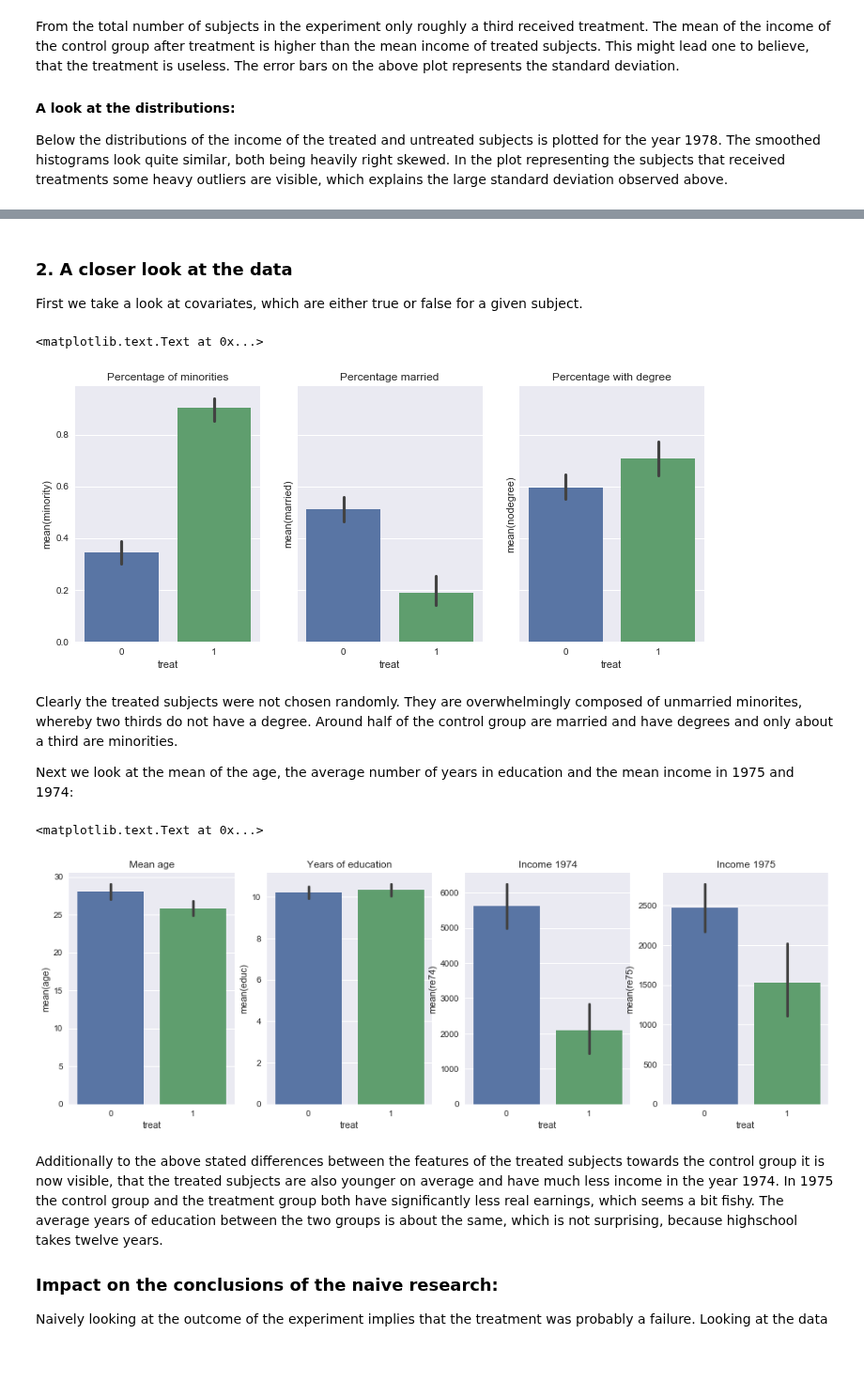
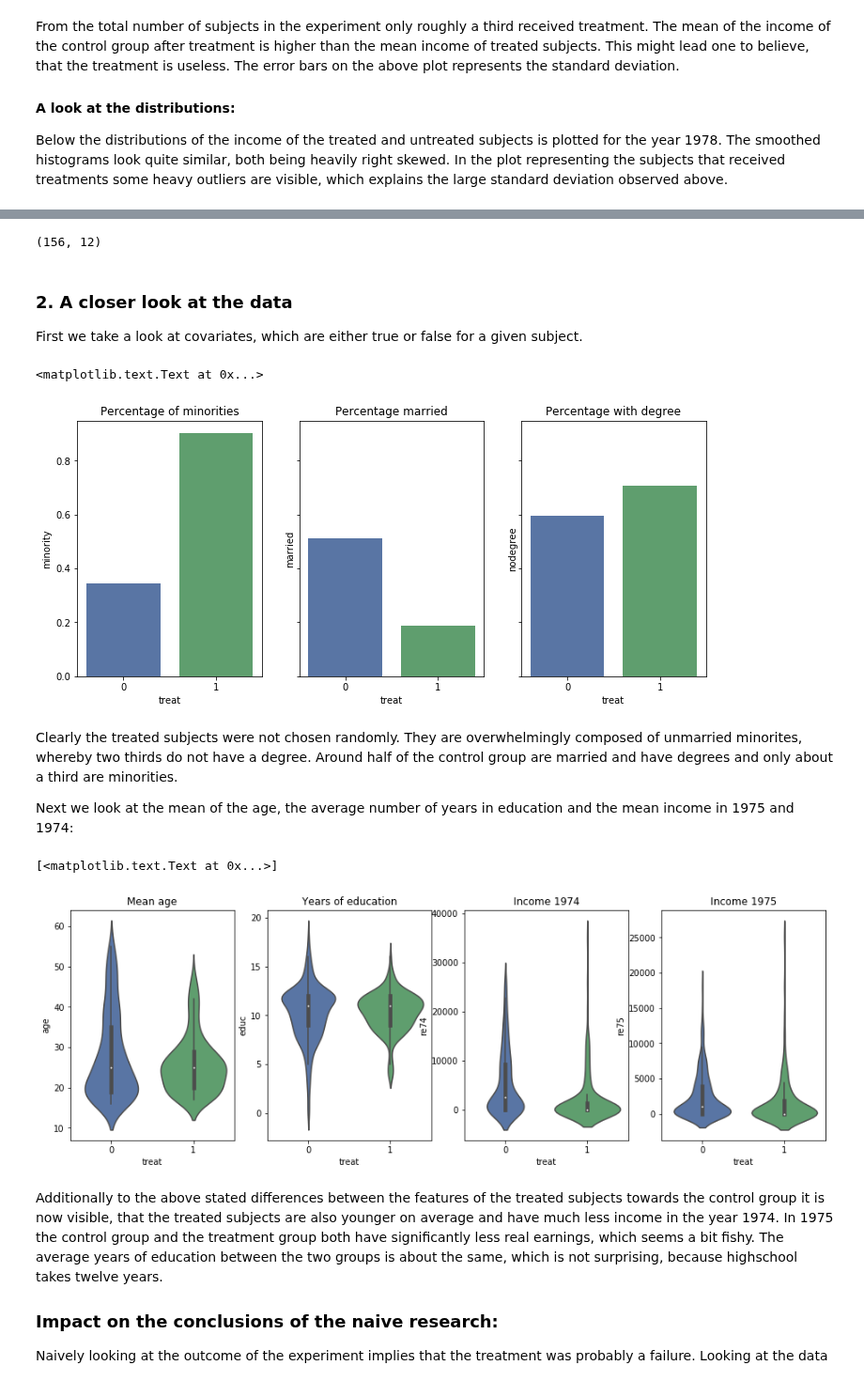
Before and after one commit to roman-bachmann/prayingmantissa, a Jupyter notebook: homework04/notebook.ipynb, the cells around one changed output, grey strips where cells are left out. Shown at 94% size. Cells and saved outputs as stored; diff of their text form; code cells hidden in the pictures; blank space fills up the shorter version.

```diff
--- a/homework04/notebook.ipynb
+++ b/homework04/notebook.ipynb
@@ -12,3 +13,5 @@ import networkx as nx
+# %%
+sns.set_palette("deep")
 # %%
 DATA = './data/'
 # %% [markdown]
@@ -25,3 +28,5 @@ DATA = './data/'
 lalonde = pd.read_csv(DATA + 'lalonde.csv', index_col=0)
 
 lalonde['minority'] = lalonde['black'] + lalonde['hispan']
+lalonde['is_zero'] = ((lalonde.re74 == 0 ) | (lalonde.re75 == 0))
+lalonde.head()
@@ -70,3 +83,7 @@ sns.distplot(treated.re78, norm_hist=True, kde=True, ax=axs[1])
+# %%
+lalonde[(lalonde.black == 1) & (lalonde.treat == 1)].shape
+# %% [output]
+(156, 12)
 # %% [markdown]
 ### 2. A closer look at the data
 
@@ -74,12 +91,12 @@ First we take a look at covariates, which are either true or false for a given s
 # %%
 fig, axs = plt.subplots(1, 3, figsize=(12, 5),sharey = True)
 
-sns.barplot(x = 'treat',y ='minority', data = lalonde,ax = axs[0]).set_title('Percentage of minorities')
-sns.barplot(x = 'treat',y ='married', data = lalonde,ax = axs[1]).set_title('Percentage married')
-sns.barplot(x = 'treat',y ='nodegree', data = lalonde,ax = axs[2]).set_title('Percentage with degree')
+sns.barplot(x='treat', y='minority', data=lalonde, ax=axs[0], ci=None).set_title('Percentage of minorities')
+sns.barplot(x='treat', y='married', data=lalonde, ax=axs[1], ci=None).set_title('Percentage married')
+sns.barplot(x='treat', y='nodegree', data=lalonde, ax=axs[2], ci=None).set_title('Percentage with degree')
 # %% [output]
 <matplotlib.text.Text at 0x...>
-[figure, old version]
+[figure, new version]
 # %% [markdown]
 Clearly the treated subjects were not chosen randomly. They are overwhelmingly composed of unmarried minorites, whereby two thirds do not have a degree. Around half of the control group are married and have degrees and only about a third are minorities.
 
@@ -87,13 +104,13 @@ Next we look at the mean of the age, the average number of years in education an
 # %%
 fig, axs = plt.subplots(1, 4, figsize=(16, 5))
 
-sns.barplot(x = 'treat',y ='age', data = lalonde,ax = axs[0]).set_title('Mean age')
-sns.barplot(x = 'treat',y ='educ', data = lalonde,ax = axs[1]).set_title('Years of education')
-sns.barplot(x = 'treat',y ='re74', data = lalonde,ax = axs[2]).set_title('Income 1974')
-sns.barplot(x = 'treat',y ='re75', data = lalonde,ax = axs[3]).set_title('Income 1975')
+sns.violinplot(x = 'treat',y ='age', data = lalonde,ax = axs[0]).set_title('Mean age')
+sns.violinplot(x = 'treat',y ='educ', data = lalonde,ax = axs[1]).set_title('Years of education')
+sns.violinplot(x = 'treat',y ='re74', data = lalonde,ax = axs[2]).set(title='Income 1974')
+sns.violinplot(x = 'treat',y ='re75', data = lalonde,ax = axs[3]).set(title='Income 1975')
 # %% [output]
-<matplotlib.text.Text at 0x...>
+[<matplotlib.text.Text at 0x...>]
-[figure, old version]
+[figure, new version]
 # %% [markdown]
 Additionally to the above stated differences between the features of the treated subjects towards the control group it is now visible, that the treated subjects are also younger on average and have much less income in the year 1974. In 1975 the control group and the treatment group both have significantly less real earnings, which seems a bit fishy. The average years of education between the two groups is about the same, which is not surprising, because highschool takes twelve years.
 
```
Also changed, not shown: parts of 15 cells of this notebook.
